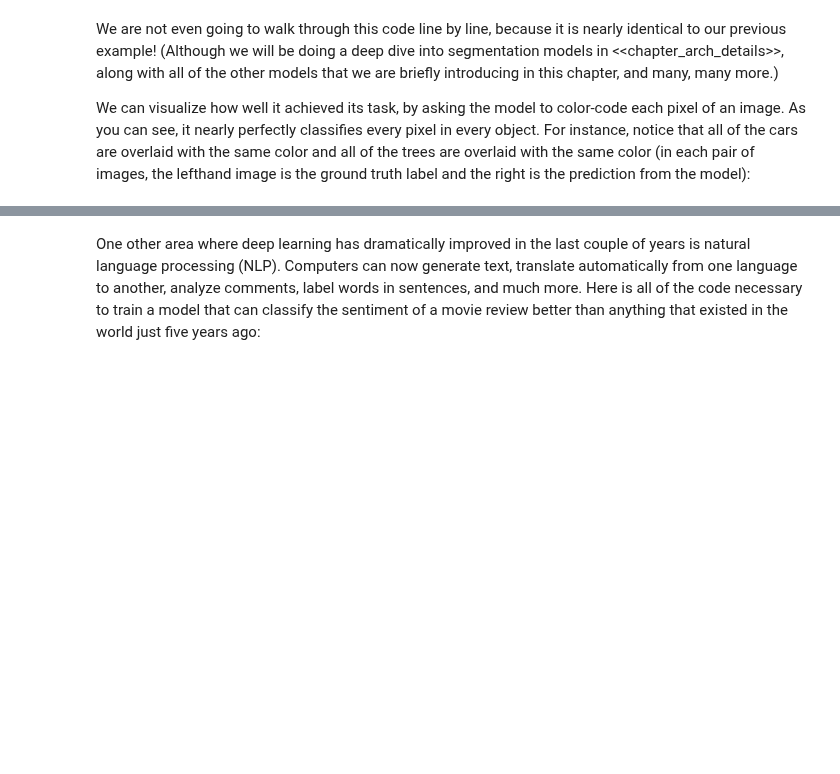
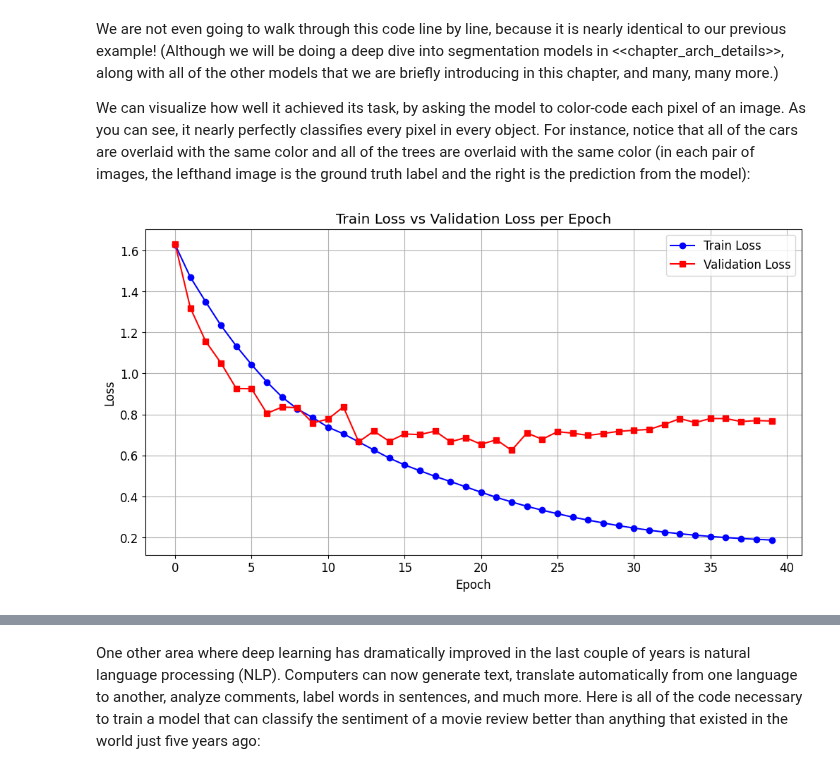
Before and after one commit to HudhaifaGburi2/FastAI, a Jupyter notebook: 01_intro.ipynb, the cells around one changed output, grey strips where cells are left out. Cells and saved outputs as stored; diff of their text form; code cells hidden in the pictures; blank space fills up the shorter version.

```diff
--- a/01_intro.ipynb
+++ b/01_intro.ipynb
@@ -736,6 +878,39 @@ learn.fine_tune(8)
 We are not even going to walk through this code line by line, because it is nearly identical to our previous example! (Although we will be doing a deep dive into segmentation models in <<chapter_arch_details>>, along with all of the other models that we are briefly introducing in this chapter, and many, many more.)
 
 We can visualize how well it achieved its task, by asking the model to color-code each pixel of an image. As you can see, it nearly perfectly classifies every pixel in every object. For instance, notice that all of the cars are overlaid with the same color and all of the trees are overlaid with the same color (in each pair of images, the lefthand image is the ground truth label and the right is the prediction from the model):
+# %%
+# Import necessary library
+import matplotlib.pyplot as plt
+
+# Loss values from training logs
+epochs = list(range(40))  # 0 إلى 39
+train_loss = [
+    1.627962,1.469378,1.349289,1.233899,1.133793,1.042975,0.958473,0.884528,0.826277,0.784595,
+    0.737891,0.705832,0.666472,0.626594,0.587675,0.554062,0.525866,0.498103,0.473024,0.447186,
+    0.420723,0.396103,0.373418,0.352182,0.333312,0.316068,0.299411,0.285009,0.270825,0.257766,
+    0.246136,0.235567,0.226381,0.218438,0.211464,0.205260,0.199926,0.195280,0.191329,0.187892
+]
+valid_loss = [
+    1.631626,1.319322,1.156436,1.050810,0.926498,0.925334,0.805425,0.836426,0.832852,0.758900,
+    0.777387,0.837028,0.666923,0.718758,0.669051,0.704863,0.701869,0.718879,0.666682,0.686965,
+    0.654368,0.676629,0.625280,0.709741,0.679143,0.715991,0.708665,0.697994,0.707390,0.717740,
+    0.722896,0.727046,0.751572,0.779888,0.760579,0.780191,0.780161,0.765434,0.770258,0.768181
+]
+
+# Create the plot
+plt.figure(figsize=(12,6))  # حجم مناسب للعرض في خلية
+plt.plot(epochs, train_loss, label="Train Loss", marker='o', color='blue')
+plt.plot(epochs, valid_loss, label="Validation Loss", marker='s', color='red')
+
+# Add labels, title, and legend
+plt.xlabel("Epoch")
+plt.ylabel("Loss")
+plt.title("Train Loss vs Validation Loss per Epoch")
+plt.legend()
+plt.grid(True)
+plt.show()
+# %% [output]
+[figure, added]
 # %%
 learn.show_results(max_n=6, figsize=(7,8))
 # %% [output]
```
Also changed, not shown: parts of 13 cells of this notebook.
